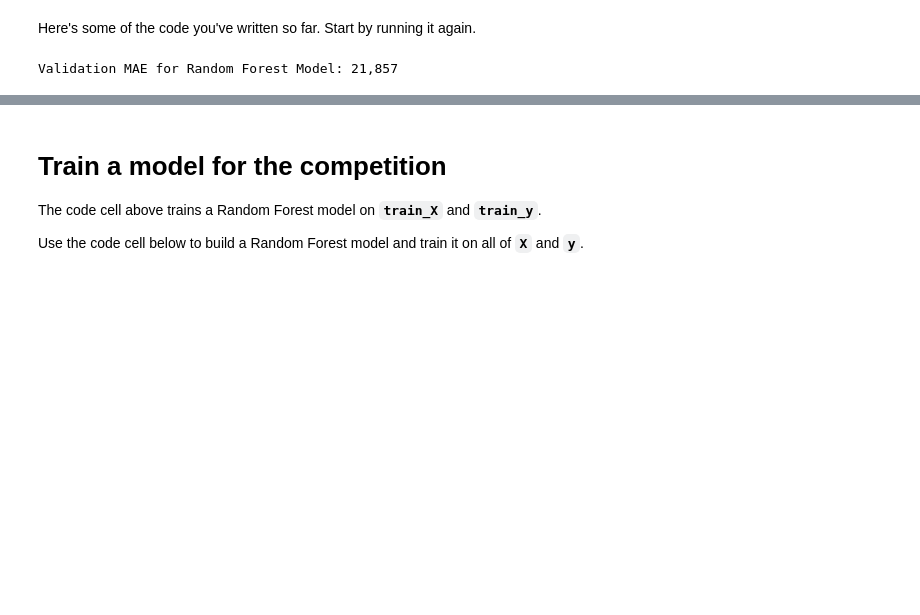
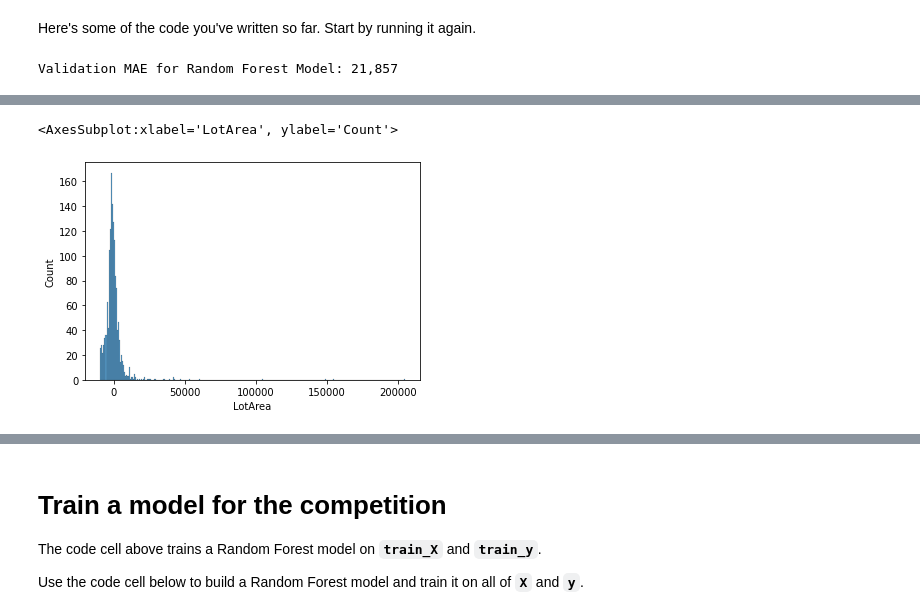
Before and after one commit to fash33/Kaggle-Housing-Prices-Competition, a Jupyter notebook: exercise-machine-learning-competitions.ipynb, the cells around one changed output, grey strips where cells are left out. Cells and saved outputs as stored; diff of their text form; code cells hidden in the pictures; blank space fills up the shorter version.

```diff
--- a/exercise-machine-learning-competitions.ipynb
+++ b/exercise-machine-learning-competitions.ipynb
@@ -54,0 +147,5 @@ Validation MAE for Random Forest Model: 21,857
+# %%
+sb.histplot(data = home_data, x = home_data.LotArea.map(lambda p: p - home_data['LotArea'].mean()))
+# %% [output]
+<AxesSubplot:xlabel='LotArea', ylabel='Count'>
+[figure, added]
```
Also changed, not shown: parts of 18 cells of this notebook.
